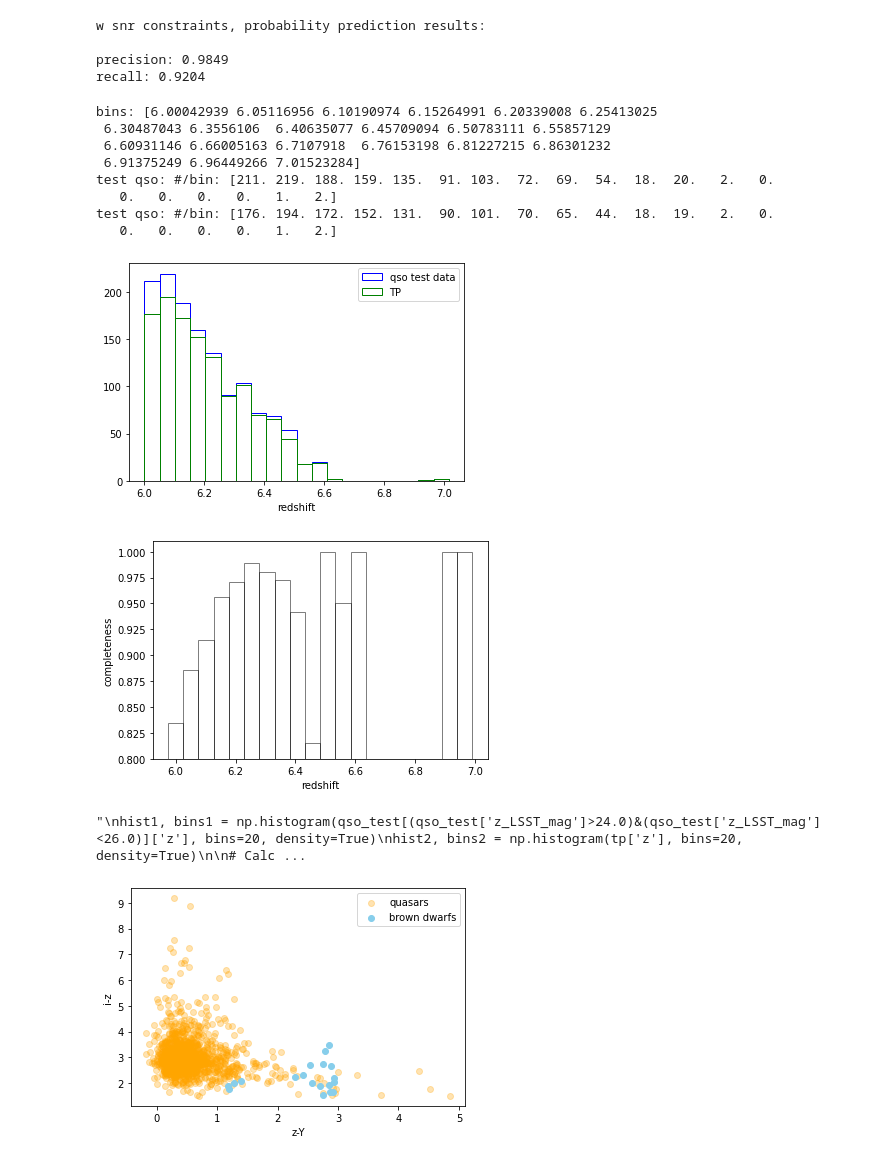
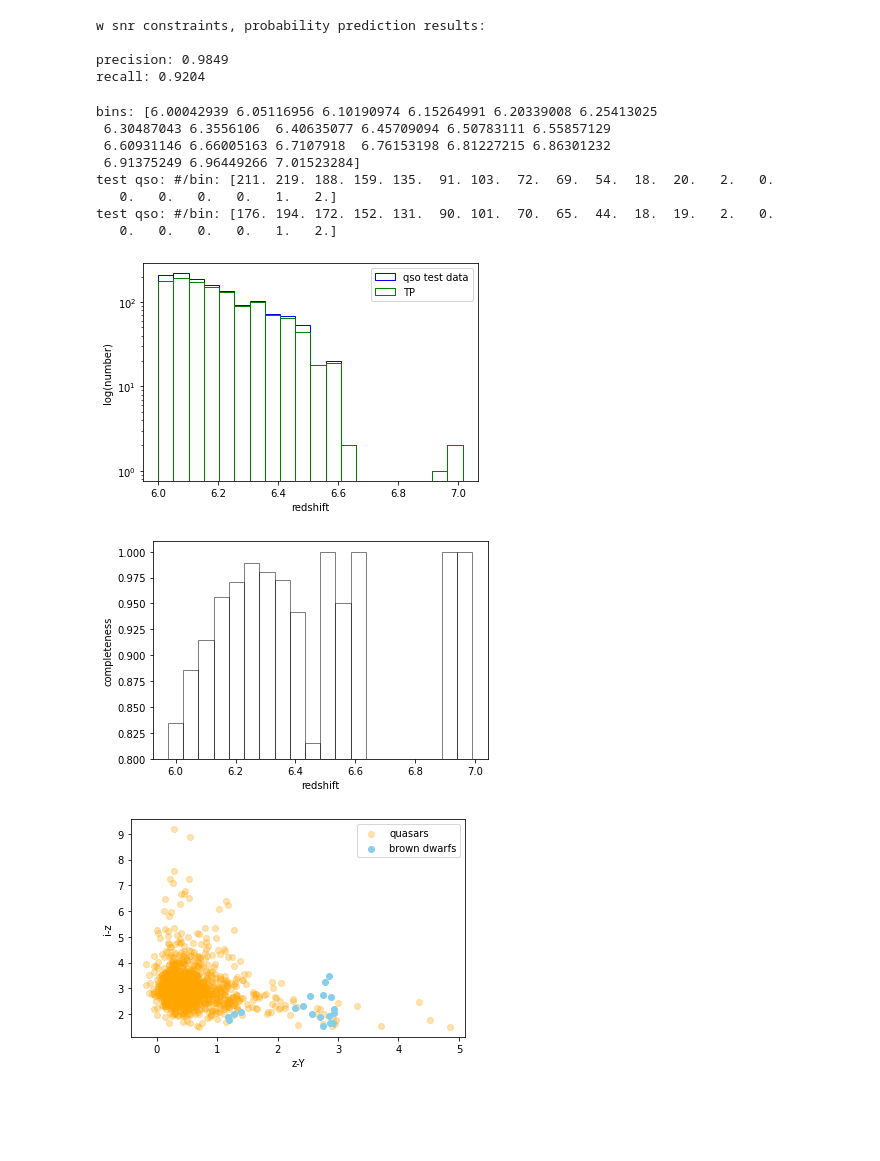
Before and after one commit to jlmaurora233/high-z-quasar-classification, a Jupyter notebook: z pipeline prob.ipynb, the cells around one changed output. Drawn from its saved outputs; the diff is of its cells as text; code cells hidden in the pictures; blank space fills up the shorter version.

```diff
--- a/z pipeline prob.ipynb
+++ b/z pipeline prob.ipynb
@@ -610,8 +771,8 @@ plt.show()
 # %% [markdown]
 ### Use weighted_prob = 0.7 as the threshold
 # %%
-pred_qso = test_copy[test_copy['weighted prob'] > 0.7]
-pred_qso.describe()
+pred_qso3 = test_copy[test_copy['weighted prob'] > 0.7]
+pred_qso3.describe()
 # %% [output]
 |  | i_LSST_mag | z_LSST_mag | Y_WFI_mag | J_WFI_mag | H_WFI_mag | F_WFI_mag | label | prob_1a | prob_1b | ... |
 | count | 1256.000000 | 1256.000000 | 1256.000000 | 1256.000000 | 1256.000000 | 1256.000000 | 1256.000000 | 1256.000000 | 1256.000000 | ... |
@@ -623,8 +784,8 @@ pred_qso.describe()
 | 75% | 28.476029 | 25.526150 | 24.963363 | 24.984707 | 25.005804 | 24.810781 | 1.000000 | 1.000000 | 1.000000 | ... |
 | max | 34.283547 | 25.999147 | 26.083287 | 26.290053 | 26.334833 | 26.129822 | 1.000000 | 1.000000 | 1.000000 | ... |
 # %%
-tp = pred_qso.merge(qso_test_26)
-tp.describe()
+tp3 = pred_qso3.merge(qso_test_26)
+tp3.describe()
 # %% [output]
 |  | i_LSST_mag | z_LSST_mag | Y_WFI_mag | J_WFI_mag | H_WFI_mag | F_WFI_mag | label | prob_1a | prob_1b | ... |
 | count | 1237.000000 | 1237.000000 | 1237.000000 | 1237.000000 | 1237.000000 | 1237.000000 | 1237.0 | 1237.000000 | 1237.000000 | ... |
@@ -724,54 +885,33 @@ w snr constraints, probability prediction results:
 precision: 0.9849
 recall: 0.9204
 # %%
-hist1, bins1, _ = plt.hist(qso_test_26['z'], bins=20, fill=False, label='qso test data', edgecolor='blue')
-hist2, bins2, _ = plt.hist(tp['z'], bins=20, fill=False, label='TP', edgecolor='green')
-print('bins:', bins1)
-print('test qso: #/bin:', hist1)
-print('test qso: #/bin:', hist2)
+hist13, bins13, _ = plt.hist(qso_test_26['z'], bins=20, fill=False, label='qso test data', edgecolor='blue')
+hist23, bins23, _ = plt.hist(tp3['z'], bins=20, fill=False, label='TP', edgecolor='green')
+print('bins:', bins13)
+print('test qso: #/bin:', hist13)
+print('test qso: #/bin:', hist23)
 plt.xlabel('redshift')
+plt.ylabel('log(number)')
+plt.yscale('log')
 plt.legend()
 plt.show()
 
-ratio = hist2/hist1
-plt.bar(bins1[:-1], ratio, width=(bins1[1] - bins1[0]), alpha=0.5, label='Density Ratios', fill=False)
+ratio3 = hist23/hist13
+plt.bar(bins13[:-1], ratio3, width=(bins13[1] - bins13[0]), alpha=0.5, label='Density Ratios', fill=False)
 plt.ylim(0.8, 1.01)
 plt.xlabel('redshift')
 plt.ylabel('completeness')
 plt.show()
-'''
-hist1, bins1 = np.histogram(qso_test[(qso_test['z_LSST_mag']>24.0)&(qso_test['z_LSST_mag']<26.0)]['z'], bins=20, density=True)
-hist2, bins2 = np.histogram(tp['z'], bins=20, density=True)
-
-# Calculate density ratios
-density_ratio = hist2 / hist1
-
-# Create a figure and axis
-plt.figure(figsize=(8, 6))
-
-# Plot the density ratios
-plt.bar(bins1[:-1], density_ratio, width=(bins1[1] - bins1[0]), alpha=0.5, fill=False)
-
-# Add labels and legend
-plt.xlabel('redshift')
-plt.ylabel('Density Ratio')
-plt.title('Completeness')
-plt.legend()
-plt.ylim(0.8, 1.1)
-# Show the plot
-plt.show()
-'''
 # %% [output]
 bins: [6.00042939 6.05116956 6.10190974 6.15264991 6.20339008 6.25413025
  6.30487043 6.3556106  6.40635077 6.45709094 6.50783111 6.55857129
  6.60931146 6.66005163 6.7107918  6.76153198 6.81227215 6.86301232
  6.91375249 6.96449266 7.01523284]
 test qso: #/bin: [211. 219. 188. 159. 135.  91. 103.  72.  69.  54.  18.  20.   2.   0.
    0.   0.   0.   0.   1.   2.]
 test qso: #/bin: [176. 194. 172. 152. 131.  90. 101.  70.  65.  44.  18.  19.   2.   0.
    0.   0.   0.   0.   1.   2.]
-[figure, old version]
+[figure, new version]
 [figure]
-"\nhist1, bins1 = np.histogram(qso_test[(qso_test['z_LSST_mag']>24.0)&(qso_test['z_LSST_mag']<26.0)]['z'], bins=20, density=True)\nhist2, bins2 = np.histogram(tp['z'], bins=20, density=True)\n\n# Calc ...
 # %%
 # i-z vs z-Y
```
Also changed, not shown: parts of 72 cells of this notebook.
